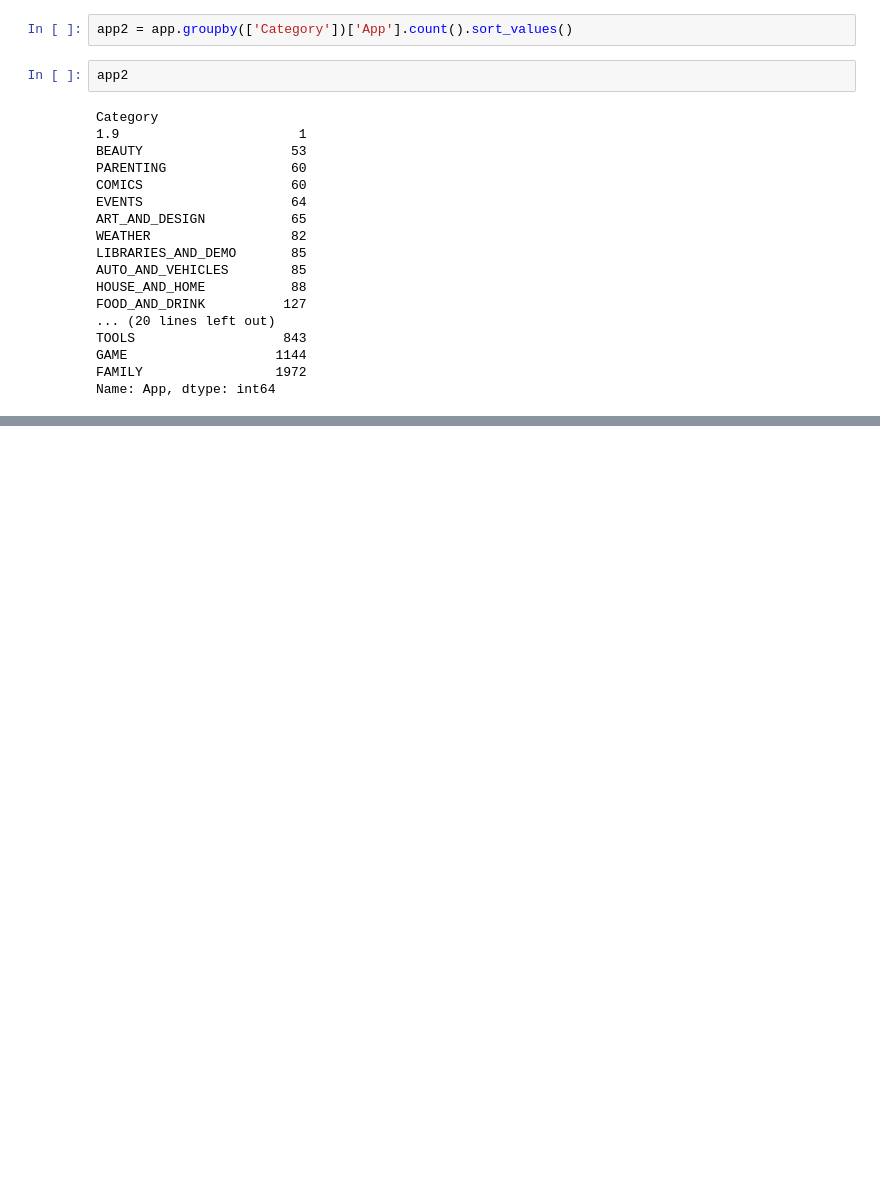
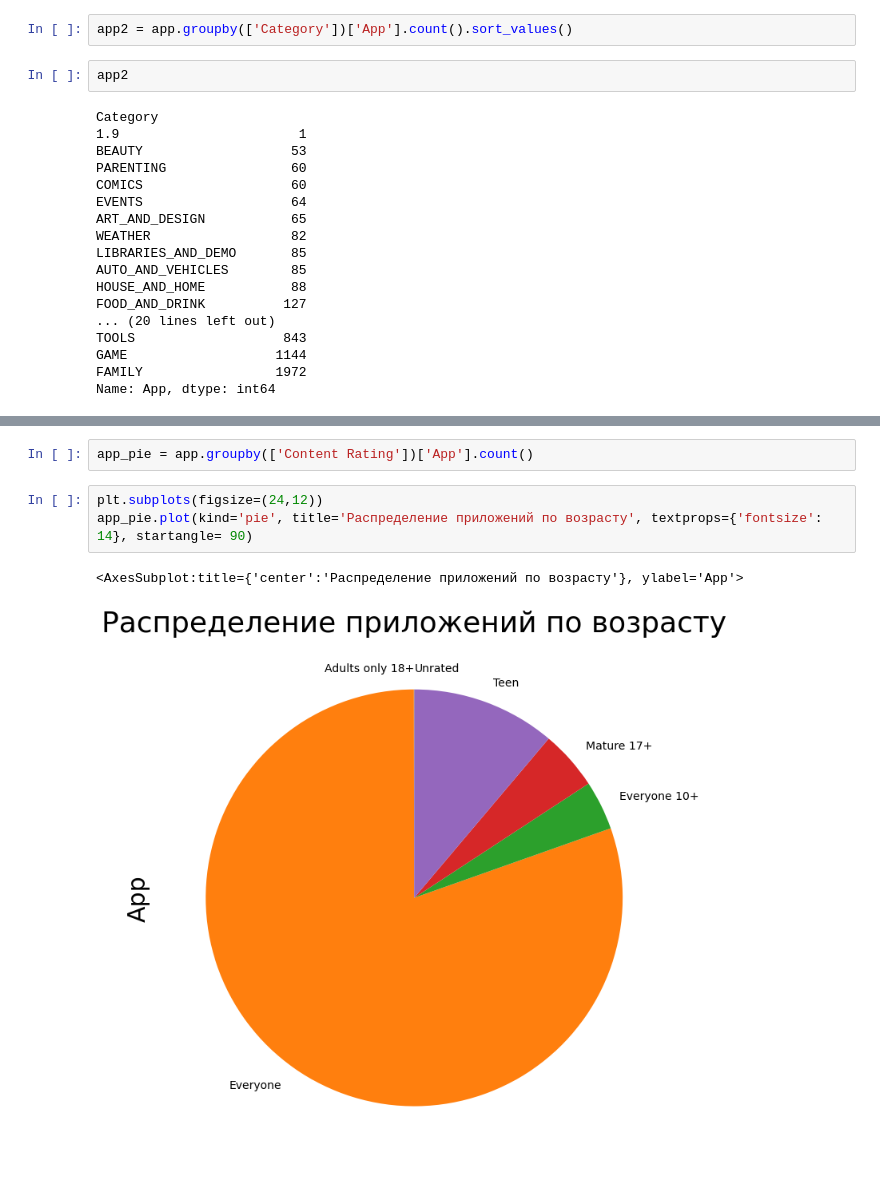
Before and after one commit to ArthurIryshkov/AIrepos, a Jupyter notebook: Визуализация.ipynb, the cells around one changed output, grey strips where cells are left out. Cells and saved outputs as stored; diff of their text form; blank space fills up the shorter version.

```diff
--- a/Визуализация.ipynb
+++ b/Визуализация.ipynb
@@ -220,0 +249,8 @@ app['Rating'].plot(kind='box')
+# %%
+app_pie = app.groupby(['Content Rating'])['App'].count()
+# %%
+plt.subplots(figsize=(24,12))
+app_pie.plot(kind='pie', title='Распределение приложений по возрасту', textprops={'fontsize': 14}, startangle= 90)
+# %% [output]
+<AxesSubplot:title={'center':'Распределение приложений по возрасту'}, ylabel='App'>
+[figure, added]
```
Also changed, not shown: parts of 14 cells of this notebook.
